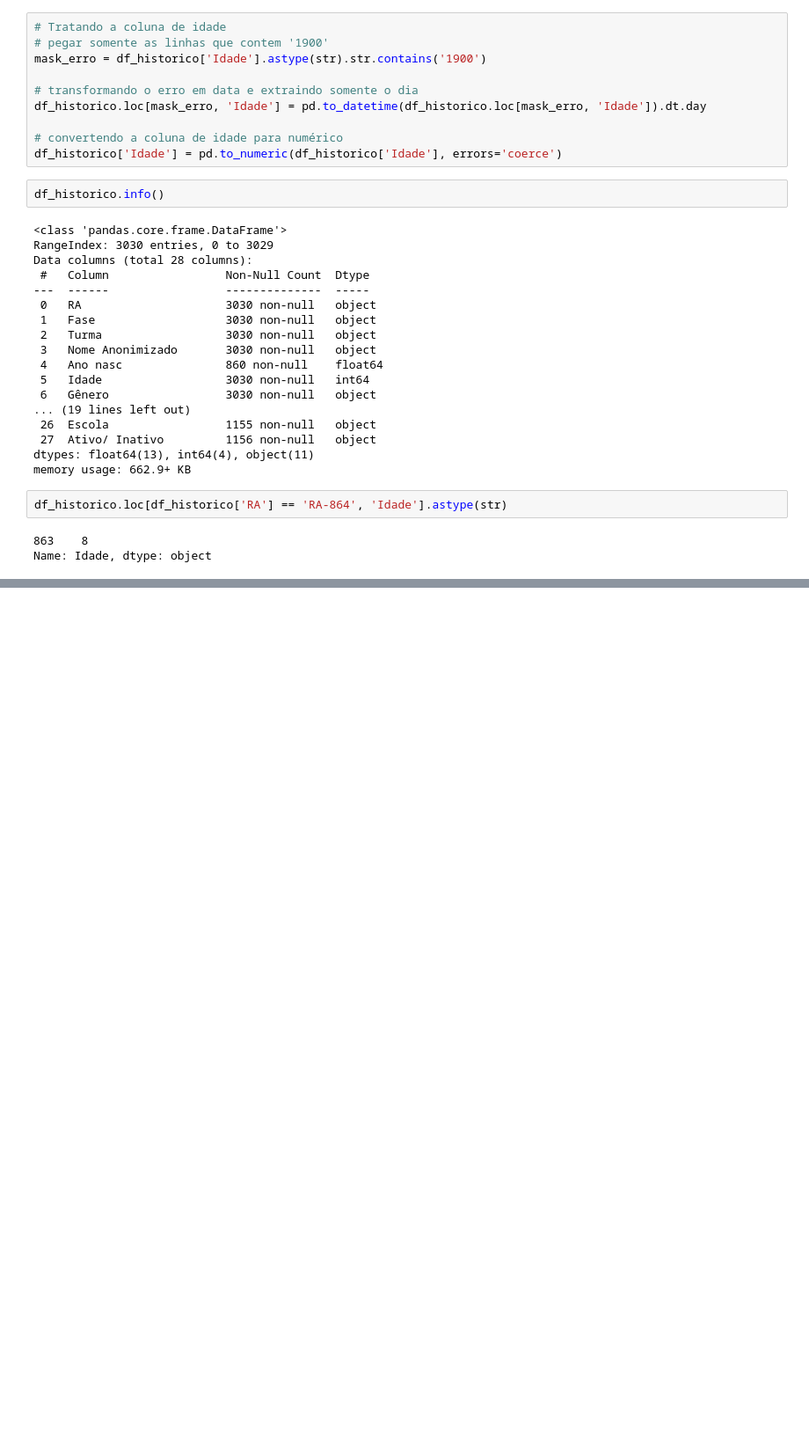
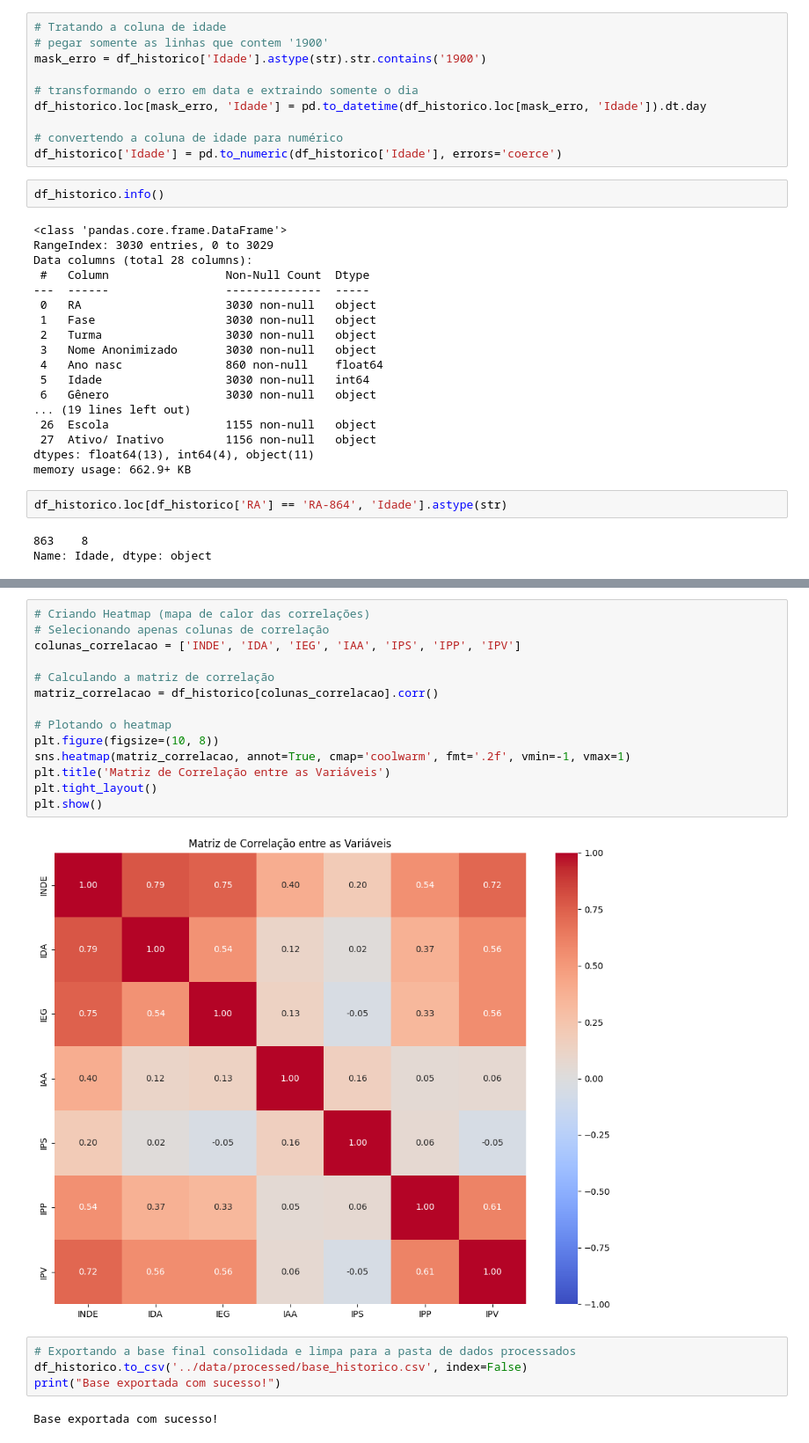
Before and after one commit to EduardoBraz1/datathon-passos-magicos, a Jupyter notebook: notebooks/01_data_prep.ipynb, the cells around one changed output, grey strips where cells are left out. Shown at 88% size. Saved outputs shown, nothing was run; the diff lists cells and outputs as text; blank space fills up the shorter version.

```diff
--- a/notebooks/01_data_prep.ipynb
+++ b/notebooks/01_data_prep.ipynb
@@ -222,0 +239,22 @@ df_historico.describe()
+# %%
+# Criando Heatmap (mapa de calor das correlações)
+# Selecionando apenas colunas de correlação
+colunas_correlacao = ['INDE', 'IDA', 'IEG', 'IAA', 'IPS', 'IPP', 'IPV']
+
+# Calculando a matriz de correlação
+matriz_correlacao = df_historico[colunas_correlacao].corr()
+
+# Plotando o heatmap
+plt.figure(figsize=(10, 8))
+sns.heatmap(matriz_correlacao, annot=True, cmap='coolwarm', fmt='.2f', vmin=-1, vmax=1)
+plt.title('Matriz de Correlação entre as Variáveis')
+plt.tight_layout()
+plt.show()
+# %% [output]
+[figure, added]
+# %%
+# Exportando a base final consolidada e limpa para a pasta de dados processados
+df_historico.to_csv('../data/processed/base_historico.csv', index=False)
+print("Base exportada com sucesso!")
+# %% [output]
+Base exportada com sucesso!
```
Also changed, not shown: parts of 2 cells of this notebook, 2 other files.
